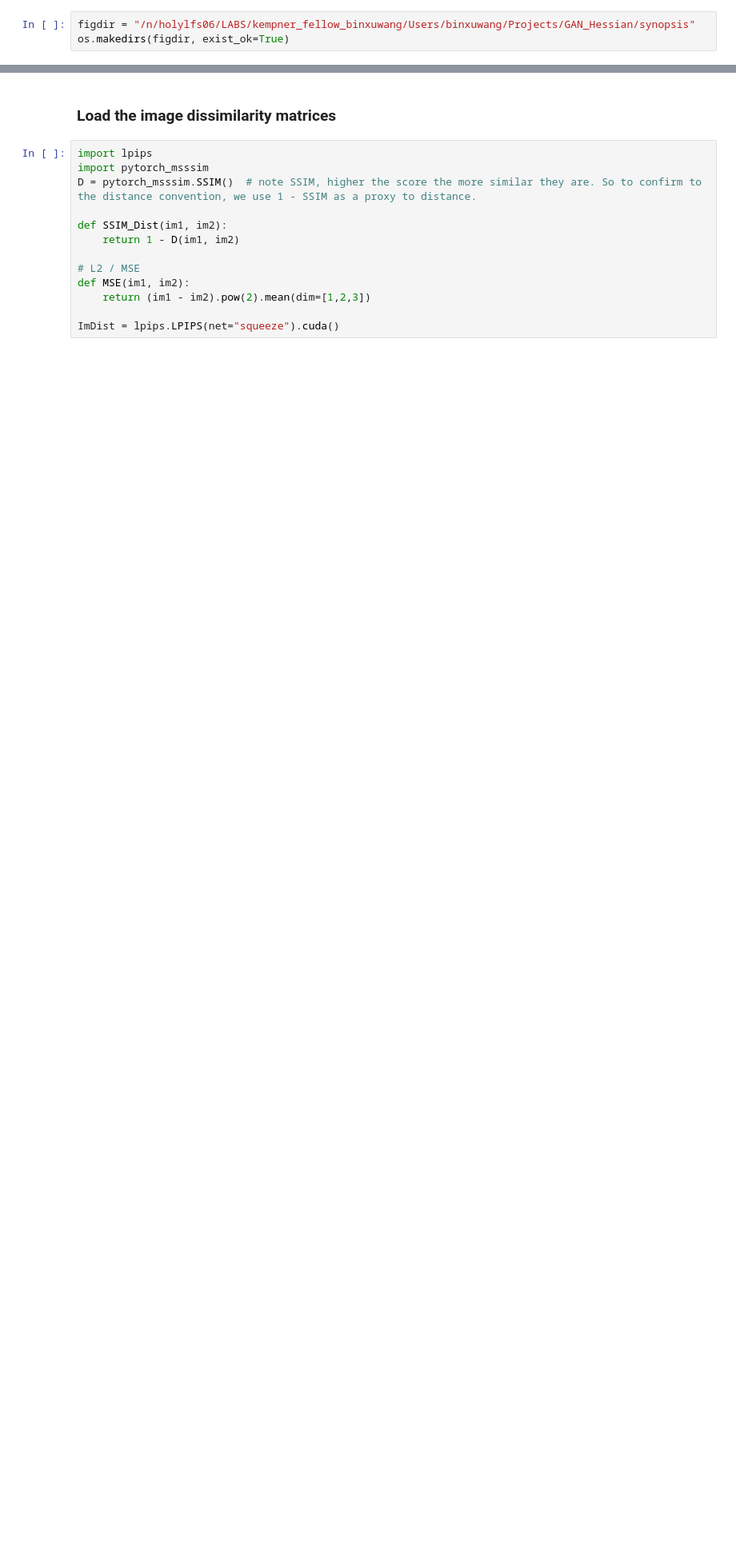
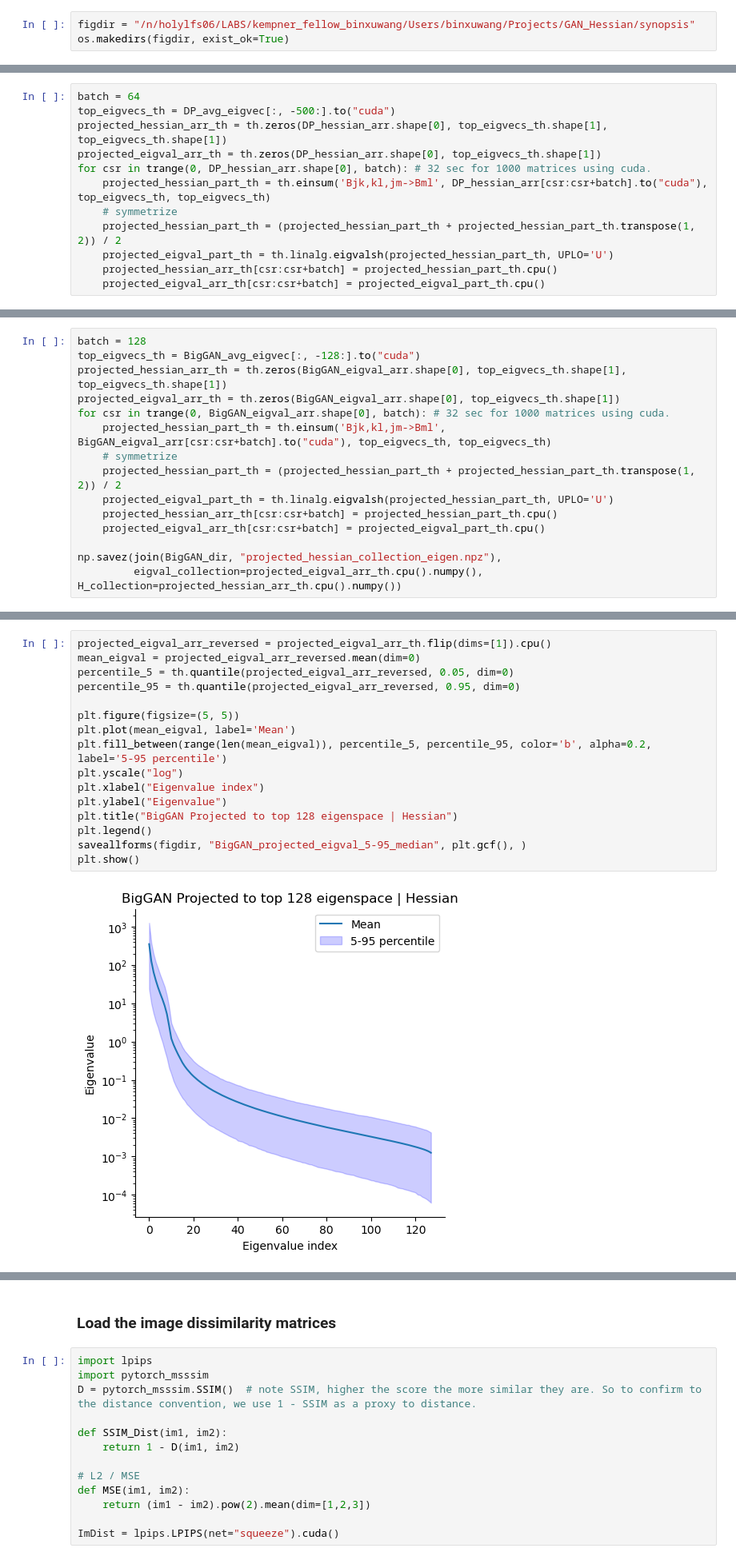
Before and after one commit to Animadversio/Neuro-ActMax-GAN-comparison, a Jupyter notebook: notebooks/BigGAN_DeePSim_Hessian_recompute_synopsis.ipynb, the cells around one changed output, grey strips where cells are left out. Shown at 80% size. Saved outputs shown, nothing was run; the diff lists cells and outputs as text; blank space fills up the shorter version.

```diff
--- a/notebooks/BigGAN_DeePSim_Hessian_recompute_synopsis.ipynb
+++ b/notebooks/BigGAN_DeePSim_Hessian_recompute_synopsis.ipynb
@@ -143,0 +209,12 @@ plt.show()
+# %%
+batch = 64
+top_eigvecs_th = DP_avg_eigvec[:, -500:].to("cuda")
+projected_hessian_arr_th = th.zeros(DP_hessian_arr.shape[0], top_eigvecs_th.shape[1], top_eigvecs_th.shape[1])
+projected_eigval_arr_th = th.zeros(DP_hessian_arr.shape[0], top_eigvecs_th.shape[1])
+for csr in trange(0, DP_hessian_arr.shape[0], batch): # 32 sec for 1000 matrices using cuda.
+    projected_hessian_part_th = th.einsum('Bjk,kl,jm->Bml', DP_hessian_arr[csr:csr+batch].to("cuda"), top_eigvecs_th, top_eigvecs_th)
+    # symmetrize
+    projected_hessian_part_th = (projected_hessian_part_th + projected_hessian_part_th.transpose(1, 2)) / 2
+    projected_eigval_part_th = th.linalg.eigvalsh(projected_hessian_part_th, UPLO='U')
+    projected_hessian_arr_th[csr:csr+batch] = projected_hessian_part_th.cpu()
+    projected_eigval_arr_th[csr:csr+batch] = projected_eigval_part_th.cpu()
@@ -143,0 +273,15 @@ plt.show()
+# %%
+batch = 128
+top_eigvecs_th = BigGAN_avg_eigvec[:, -128:].to("cuda")
+projected_hessian_arr_th = th.zeros(BigGAN_eigval_arr.shape[0], top_eigvecs_th.shape[1], top_eigvecs_th.shape[1])
+projected_eigval_arr_th = th.zeros(BigGAN_eigval_arr.shape[0], top_eigvecs_th.shape[1])
+for csr in trange(0, BigGAN_eigval_arr.shape[0], batch): # 32 sec for 1000 matrices using cuda.
+    projected_hessian_part_th = th.einsum('Bjk,kl,jm->Bml', BigGAN_eigval_arr[csr:csr+batch].to("cuda"), top_eigvecs_th, top_eigvecs_th)
+    # symmetrize
+    projected_hessian_part_th = (projected_hessian_part_th + projected_hessian_part_th.transpose(1, 2)) / 2
+    projected_eigval_part_th = th.linalg.eigvalsh(projected_hessian_part_th, UPLO='U')
+    projected_hessian_arr_th[csr:csr+batch] = projected_hessian_part_th.cpu()
+    projected_eigval_arr_th[csr:csr+batch] = projected_eigval_part_th.cpu()
+
+np.savez(join(BigGAN_dir, "projected_hessian_collection_eigen.npz"),
+         eigval_collection=projected_eigval_arr_th.cpu().numpy(), H_collection=projected_hessian_arr_th.cpu().numpy())
@@ -143,0 +301,18 @@ plt.show()
+# %%
+projected_eigval_arr_reversed = projected_eigval_arr_th.flip(dims=[1]).cpu()
+mean_eigval = projected_eigval_arr_reversed.mean(dim=0)
+percentile_5 = th.quantile(projected_eigval_arr_reversed, 0.05, dim=0)
+percentile_95 = th.quantile(projected_eigval_arr_reversed, 0.95, dim=0)
+
+plt.figure(figsize=(5, 5))
+plt.plot(mean_eigval, label='Mean')
+plt.fill_between(range(len(mean_eigval)), percentile_5, percentile_95, color='b', alpha=0.2, label='5-95 percentile')
+plt.yscale("log")
+plt.xlabel("Eigenvalue index")
+plt.ylabel("Eigenvalue")
+plt.title("BigGAN Projected to top 128 eigenspace | Hessian")
+plt.legend()
+saveallforms(figdir, "BigGAN_projected_eigval_5-95_median", plt.gcf(), )
+plt.show()
+# %% [output]
+[figure, added]
```
Also changed, not shown: parts of 28 cells of this notebook, 2 other files.
